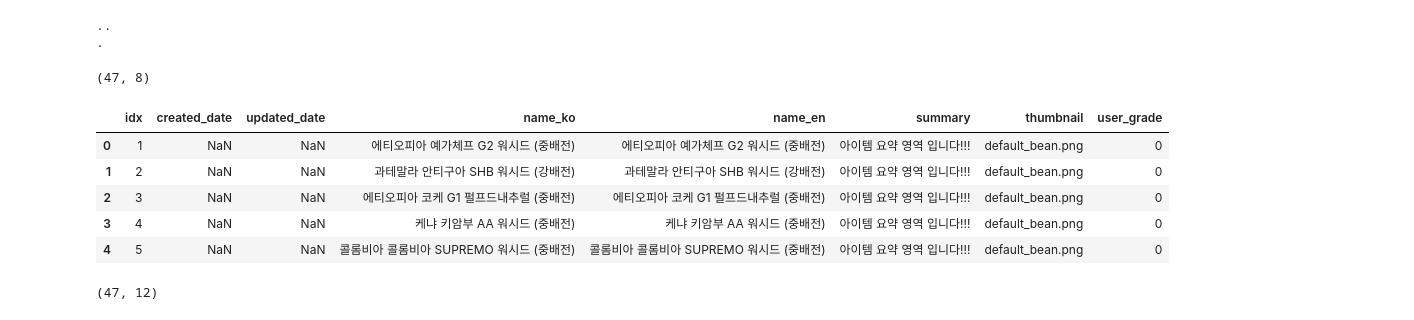
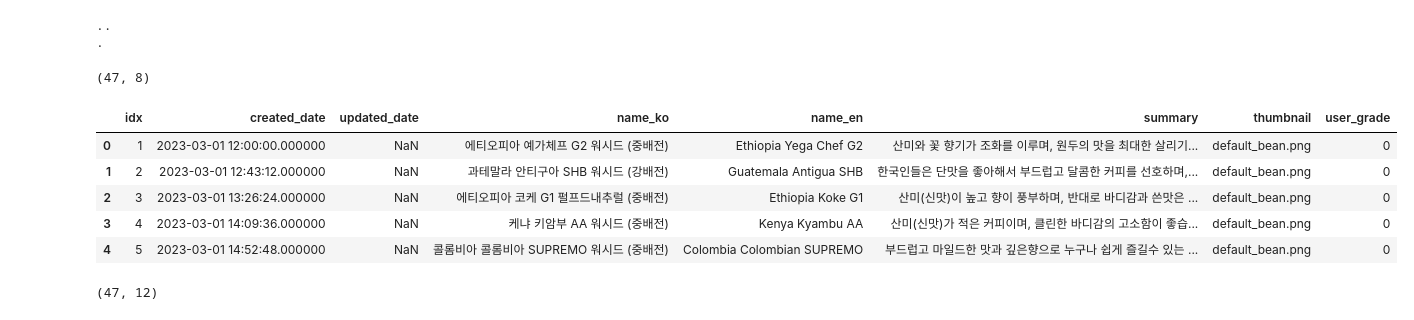
Before and after one commit to sanghyun0603/CoffeeBrew, a Jupyter notebook: server-recom/data/sql_dummy/user_review_dummy.ipynb, the cells around one changed output. Saved outputs shown, nothing was run; the diff lists cells and outputs as text; code cells hidden in the pictures.

```diff
--- a/server-recom/data/sql_dummy/user_review_dummy.ipynb
+++ b/server-recom/data/sql_dummy/user_review_dummy.ipynb
@@ -26,17 +26,17 @@ print(DIR_SAVE_PATH)
 .
 # %%
 # sql_bean.csv
-bean_read = pd.read_csv(path.join('.', 'sql_bean.csv'), low_memory=False, encoding='cp949')
+bean_read = pd.read_csv(path.join('.', 'sql_bean.csv'), low_memory=False, encoding='utf-8')
 
 print(bean_read.shape)
 bean_read.head()
 # %% [output]
 (47, 8)
 |  | idx | created_date | updated_date | name_ko | name_en | summary | thumbnail | user_grade |
-| 0 | 1 | NaN | NaN | 에티오피아 예가체프 G2 워시드 (중배전) | 에티오피아 예가체프 G2 워시드 (중배전) | 아이템 요약 영역 입니다!!! | default_bean.png | 0 |
-| 1 | 2 | NaN | NaN | 과테말라 안티구아 SHB 워시드 (강배전) | 과테말라 안티구아 SHB 워시드 (강배전) | 아이템 요약 영역 입니다!!! | default_bean.png | 0 |
-| 2 | 3 | NaN | NaN | 에티오피아 코케 G1 펄프드내추럴 (중배전) | 에티오피아 코케 G1 펄프드내추럴 (중배전) | 아이템 요약 영역 입니다!!! | default_bean.png | 0 |
-| 3 | 4 | NaN | NaN | 케냐 키암부 AA 워시드 (중배전) | 케냐 키암부 AA 워시드 (중배전) | 아이템 요약 영역 입니다!!! | default_bean.png | 0 |
-| 4 | 5 | NaN | NaN | 콜롬비아 콜롬비아 SUPREMO 워시드 (중배전) | 콜롬비아 콜롬비아 SUPREMO 워시드 (중배전) | 아이템 요약 영역 입니다!!! | default_bean.png | 0 |
+| 0 | 1 | 2023-03-01 12:00:00.000000 | NaN | 에티오피아 예가체프 G2 워시드 (중배전) | Ethiopia Yega Chef G2 | 산미와 꽃 향기가 조화를 이루며, 원두의 맛을 최대한 살리기... | default_bean.png | 0 |
+| 1 | 2 | 2023-03-01 12:43:12.000000 | NaN | 과테말라 안티구아 SHB 워시드 (강배전) | Guatemala Antigua SHB | 한국인들은 단맛을 좋아해서 부드럽고 달콤한 커피를 선호하며,... | default_bean.png | 0 |
+| 2 | 3 | 2023-03-01 13:26:24.000000 | NaN | 에티오피아 코케 G1 펄프드내추럴 (중배전) | Ethiopia Koke G1 | 산미(신맛)이 높고 향이 풍부하며, 반대로 바디감과 쓴맛은 ... | default_bean.png | 0 |
+| 3 | 4 | 2023-03-01 14:09:36.000000 | NaN | 케냐 키암부 AA 워시드 (중배전) | Kenya Kyambu AA | 산미(신맛)가 적은 커피이며, 클린한 바디감의 고소함이 좋습... | default_bean.png | 0 |
+| 4 | 5 | 2023-03-01 14:52:48.000000 | NaN | 콜롬비아 콜롬비아 SUPREMO 워시드 (중배전) | Colombia Colombian SUPREMO | 부드럽고 마일드한 맛과 깊은향으로 누구나 쉽게 즐길수 있는 ... | default_bean.png | 0 |
 # %%
 # sql_bean_score.csv
```
Also changed, not shown: parts of 24 cells of this notebook, 23 other files.
